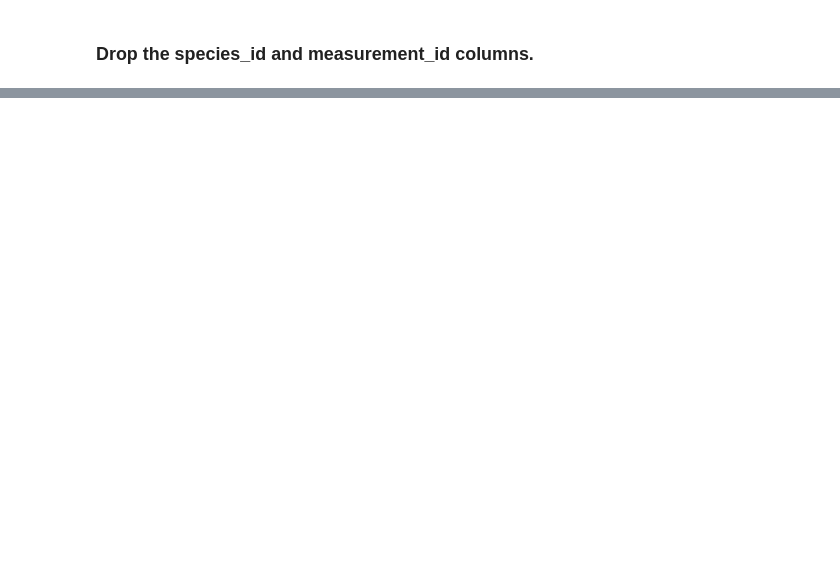
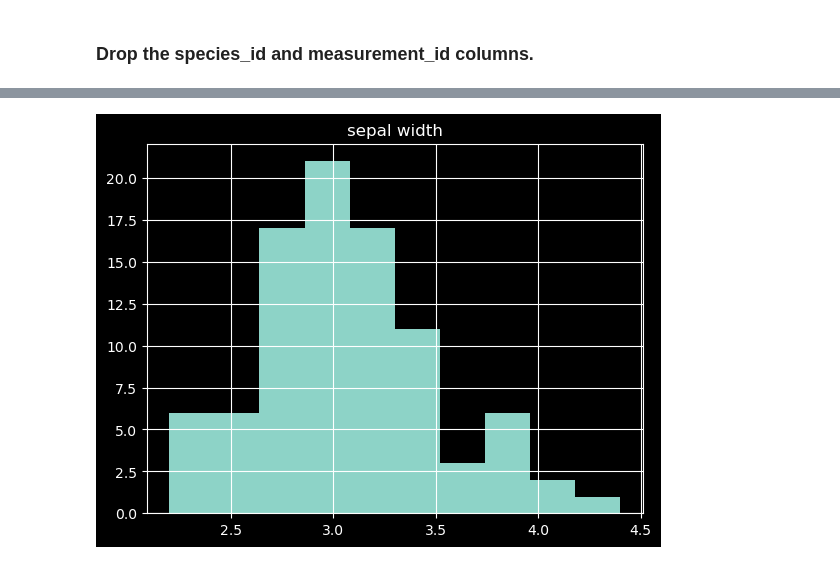
Before and after one commit to Ramiro-Lopez/classification-repo, a Jupyter notebook: classification_exercises.ipynb, the cells around one changed output, grey strips where cells are left out. Cells and saved outputs as stored; diff of their text form; code cells hidden in the pictures; blank space fills up the shorter version.

```diff
--- a/classification_exercises.ipynb
+++ b/classification_exercises.ipynb
@@ -189,0 +1077,6 @@ iris_db = acquire_iris()
+# %%
+train_iris.sepal_width.hist()
+plt.title('sepal width')
+plt.show()
+# %% [output]
+[figure, added]
```
Also changed, not shown: parts of 105 cells of this notebook.
